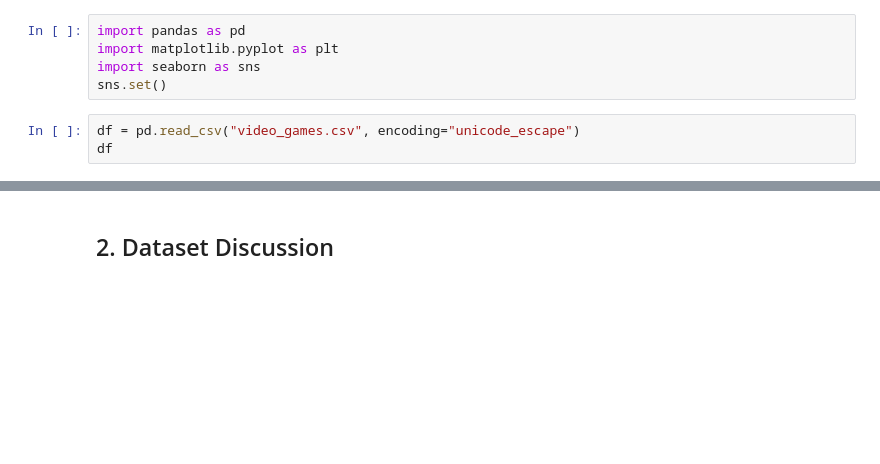
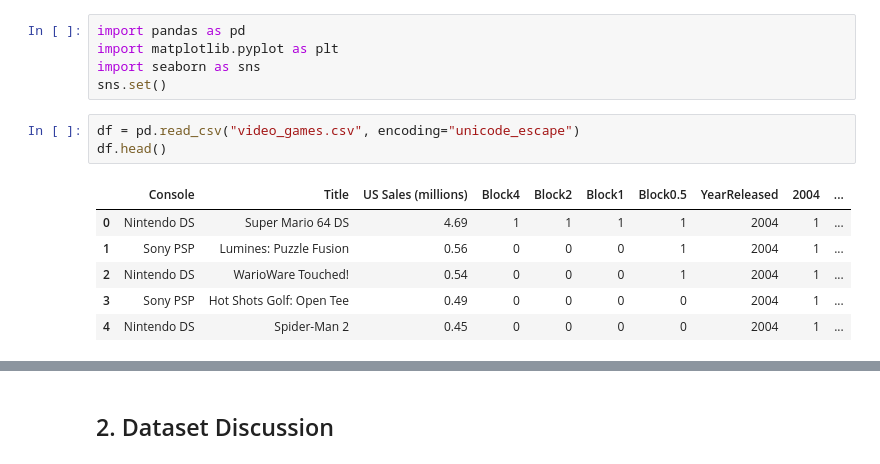
Before and after one commit to taravittal/data-cleaning-projects, a Jupyter notebook: project_01_template.ipynb, the cells around one changed output, grey strips where cells are left out. Saved outputs shown, nothing was run; the diff lists cells and outputs as text; blank space fills up the shorter version.

```diff
--- a/project_01_template.ipynb
+++ b/project_01_template.ipynb
@@ -46,5 +17,11 @@ import seaborn as sns
 sns.set()
 # %%
 df = pd.read_csv("video_games.csv", encoding="unicode_escape")
-df
+df.head()
 # %% [output]
+|  | Console | Title | US Sales (millions) | Block4 | Block2 | Block1 | Block0.5 | YearReleased | 2004 | ... |
+| 0 | Nintendo DS | Super Mario 64 DS | 4.69 | 1 | 1 | 1 | 1 | 2004 | 1 | ... |
+| 1 | Sony PSP | Lumines: Puzzle Fusion | 0.56 | 0 | 0 | 0 | 1 | 2004 | 1 | ... |
+| 2 | Nintendo DS | WarioWare Touched! | 0.54 | 0 | 0 | 0 | 1 | 2004 | 1 | ... |
+| 3 | Sony PSP | Hot Shots Golf: Open Tee | 0.49 | 0 | 0 | 0 | 0 | 2004 | 1 | ... |
+| 4 | Nintendo DS | Spider-Man 2 | 0.45 | 0 | 0 | 0 | 0 | 2004 | 1 | ... |
```
Also changed, not shown: parts of 7 cells of this notebook.
